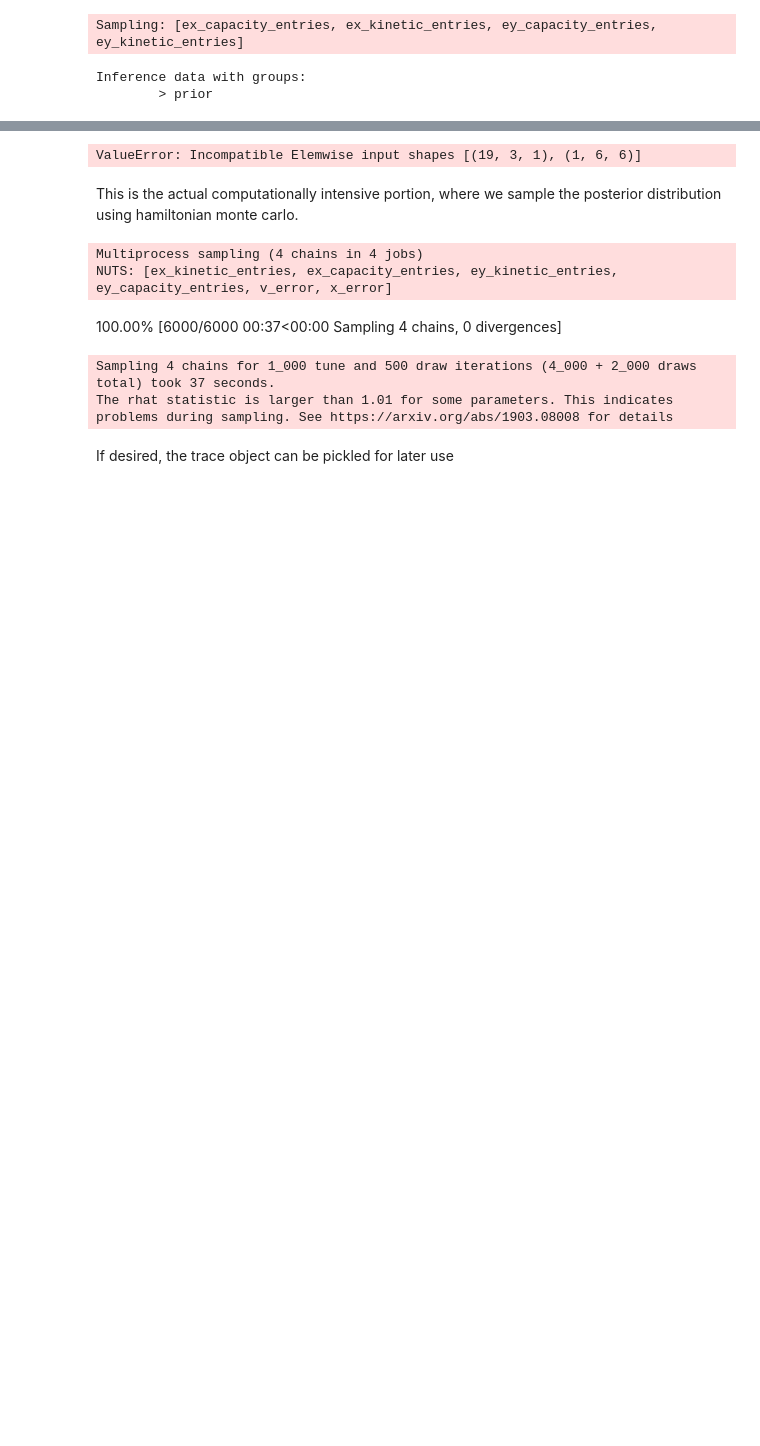
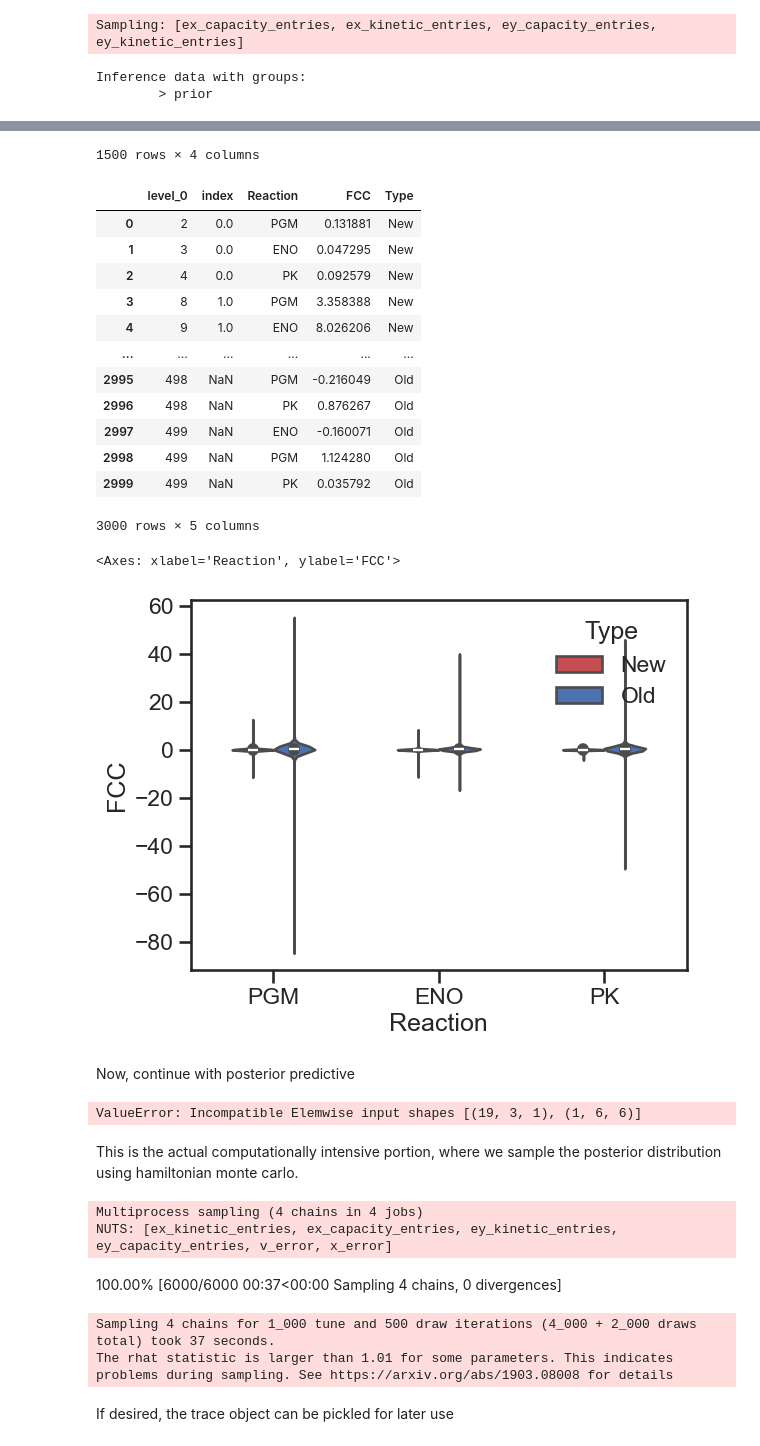
Before and after one commit to pnnl-predictive-phenomics/emll, a Jupyter notebook: notebooks/wu2004.ipynb, the cells around one changed output, grey strips where cells are left out. Drawn from its saved outputs; the diff is of its cells as text; code cells hidden in the pictures; blank space fills up the shorter version.

Commit message:
Added comparison between  FCCs from the original Wu notebook and one with the updated cobra model

```diff
--- a/notebooks/wu2004.ipynb
+++ b/notebooks/wu2004.ipynb
@@ -271,0 +313,30 @@ Inference data with groups:
+# %%
+# Create violin plot for 'Prior' FCCs to compare results from original wu2004.ipynb vs. one with an updated cobra model & elasticity matrices
+import seaborn as sns
+data_prior = pd.DataFrame(fcc_prior[:, 0], columns=[r.id for r in model.reactions]
+                  ).stack().reset_index(level=1)
+data_prior['type'] = 'New'
+data_prior.columns = ['Reaction', 'FCC', 'Type']
+data_prior = data_prior.reset_index()
+
+# Filter df to only keep FCCs of reactions of interest
+keep_rxns = ['PGM', 'ENO', 'PK']
+plot_df = data_prior.iloc[[i for i in data_prior.index if data_prior.Reaction[i] in ['PGM', 'ENO', 'PK']]]
+display(plot_df)
+
+# Load original cobra model prior FCC samples
+orig_data_prior = pd.read_csv("../tests/test_data/expected_wu2004_FCCpriors.csv", index_col=0)
+orig_data_prior = orig_data_prior.T.stack().reset_index(level=1)
+orig_data_prior['type'] = 'Old'
+orig_data_prior.columns = ['Reaction', 'FCC', 'Type']
+
+plot_df = pd.concat([plot_df, orig_data_prior]).reset_index()
+display(plot_df)
+
+this_pal = my_pal = {"New": "r", "Old": "b"}
+
+sns.violinplot(
+    x='Reaction', y='FCC', hue='Type', data=plot_df,
+    density_norm='width', width=0.5, palette=this_pal, saturation=1.
+)
+# %% [output]
@@ -272,3 +355,21 @@ Inference data with groups:
+1500 rows × 4 columns
+|  | level_0 | index | Reaction | FCC | Type |
+| 0 | 2 | 0.0 | PGM | 0.131881 | New |
+| 1 | 3 | 0.0 | ENO | 0.047295 | New |
+| 2 | 4 | 0.0 | PK | 0.092579 | New |
+| 3 | 8 | 1.0 | PGM | 3.358388 | New |
+| 4 | 9 | 1.0 | ENO | 8.026206 | New |
+| ... | ... | ... | ... | ... | ... |
+| 2995 | 498 | NaN | PGM | -0.216049 | Old |
+| 2996 | 498 | NaN | PK | 0.876267 | Old |
+| 2997 | 499 | NaN | ENO | -0.160071 | Old |
+| 2998 | 499 | NaN | PGM | 1.124280 | Old |
+| 2999 | 499 | NaN | PK | 0.035792 | Old |
+3000 rows × 5 columns
+<Axes: xlabel='Reaction', ylabel='FCC'>
+[figure, added]
+# %% [markdown]
+Now, continue with posterior predictive
 # %%
 with pymc_model:
 
```
Also changed, not shown: parts of 10 cells of this notebook, 3 other files.
